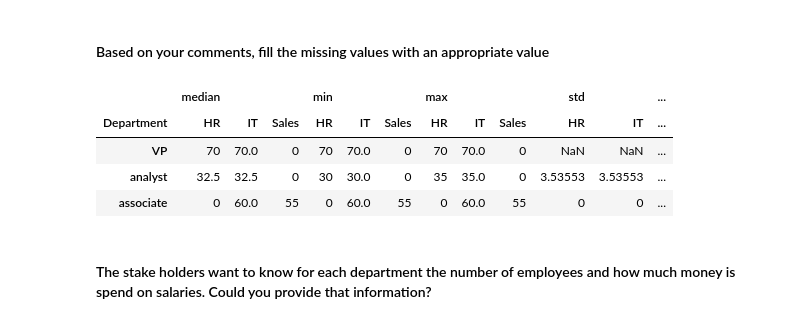
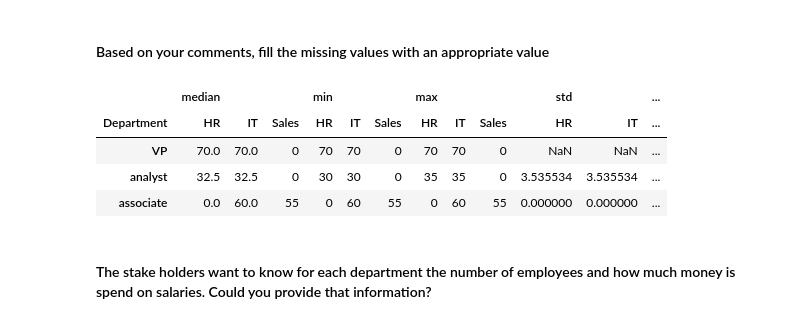
Before and after one commit to ironhacksao-datateam/june2019-ft, a Jupyter notebook: week_3/23_lab_pivot_table_and_correlation/your_code/23_lab_pivot_table_and_correlation.ipynb, the cells around one changed output. Drawn from its saved outputs; the diff is of its cells as text; code cells hidden in the pictures.

Commit message:
23_lab_pivot_table_and_correlation

```diff
--- a/week_3/23_lab_pivot_table_and_correlation/your_code/23_lab_pivot_table_and_correlation.ipynb
+++ b/week_3/23_lab_pivot_table_and_correlation/your_code/23_lab_pivot_table_and_correlation.ipynb
@@ -149,17 +166,17 @@ employee.pivot_table(
 # %%
 employee.pivot_table(
     values='Salary',
     columns='Department',
     index='Title',
     aggfunc=['median', 'min', 'max', 'std'],
-    fill_value='0'
+    fill_value=0
 )
 # %% [output]
 |  | median |  |  | min |  |  | max |  |  | std |  | ... |
 | Department | HR | IT | Sales | HR | IT | Sales | HR | IT | Sales | HR | IT | ... |
-| VP | 70 | 70.0 | 0 | 70 | 70.0 | 0 | 70 | 70.0 | 0 | NaN | NaN | ... |
-| analyst | 32.5 | 32.5 | 0 | 30 | 30.0 | 0 | 35 | 35.0 | 0 | 3.53553 | 3.53553 | ... |
-| associate | 0 | 60.0 | 55 | 0 | 60.0 | 55 | 0 | 60.0 | 55 | 0 | 0 | ... |
+| VP | 70.0 | 70.0 | 0 | 70 | 70 | 0 | 70 | 70 | 0 | NaN | NaN | ... |
+| analyst | 32.5 | 32.5 | 0 | 30 | 30 | 0 | 35 | 35 | 0 | 3.535534 | 3.535534 | ... |
+| associate | 0.0 | 60.0 | 55 | 0 | 60 | 55 | 0 | 60 | 55 | 0.000000 | 0.000000 | ... |
 # %% [markdown]
 #### The stake holders want to know for each department the number of employees and how much money is spend on salaries. Could you provide that information?
 # %%
```
Also changed, not shown: parts of 45 cells of this notebook, 2 other files.
